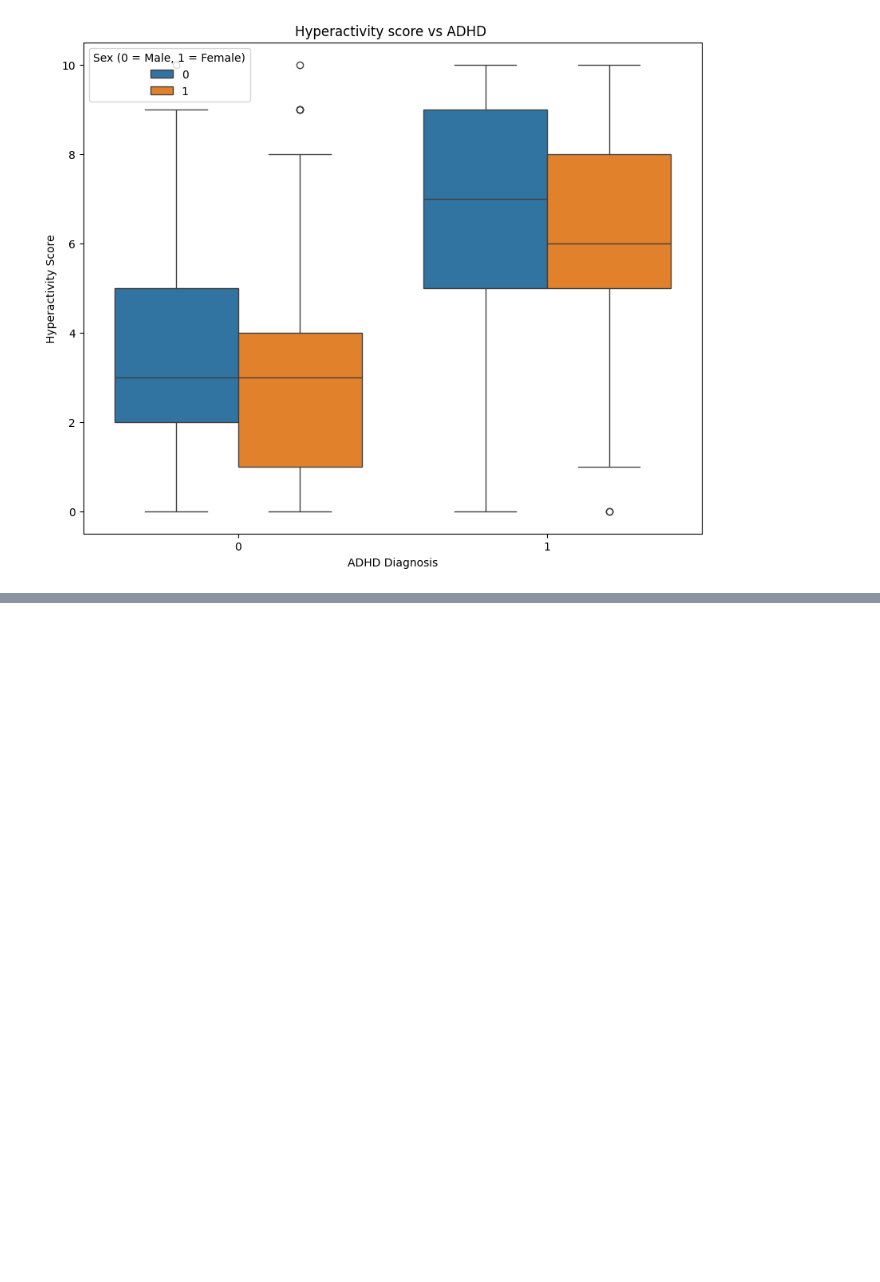
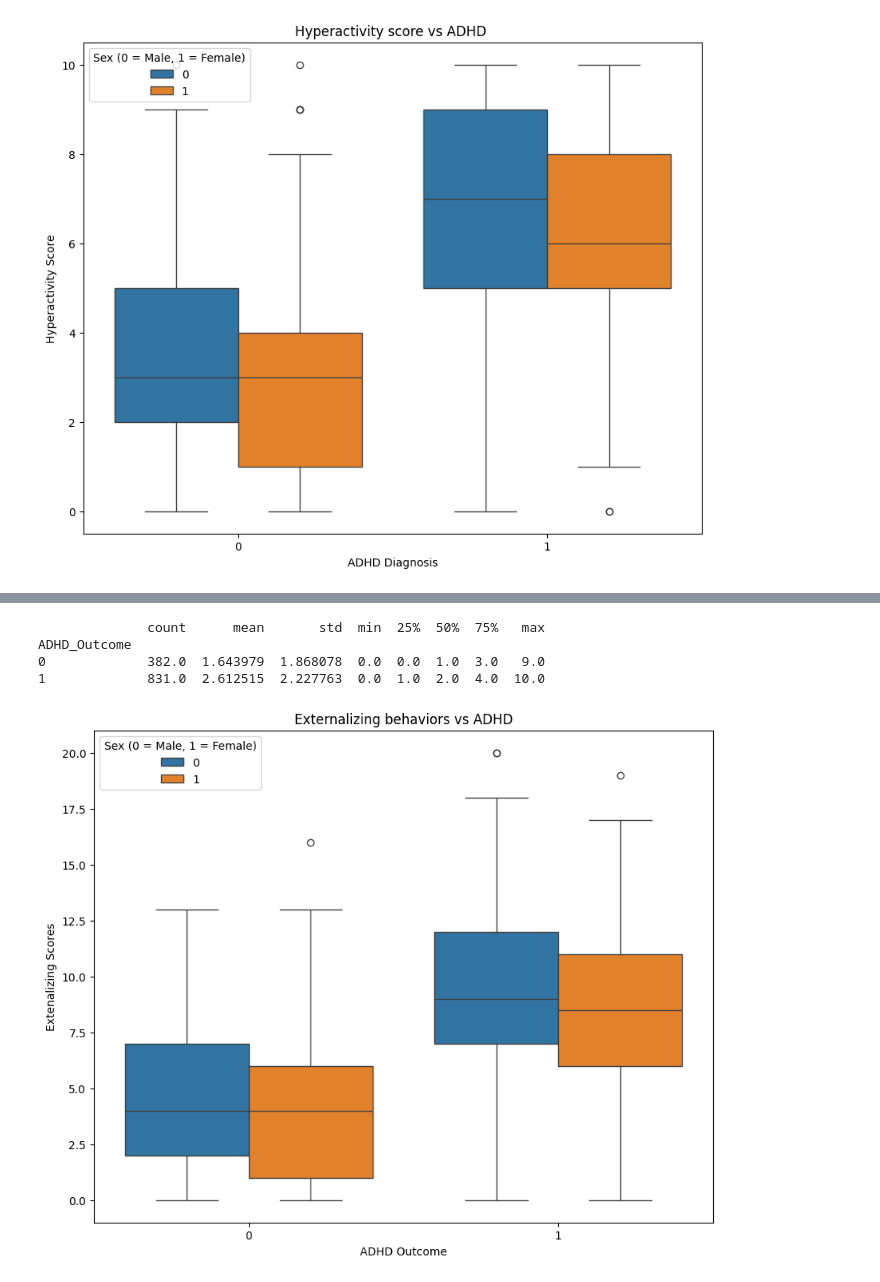
Before and after one commit to Folasewa/Health-Tech-DS-Projects, a Jupyter notebook: ADHD-Kaggle/adhd.ipynb, the cells around one changed output, grey strips where cells are left out. Saved outputs shown, nothing was run; the diff lists cells and outputs as text; code cells hidden in the pictures; blank space fills up the shorter version.

```diff
--- a/ADHD-Kaggle/adhd.ipynb
+++ b/ADHD-Kaggle/adhd.ipynb
@@ -242,0 +251,17 @@ plt.figure
+# %%
+print(train_data.groupby("ADHD_Outcome")["SDQ_SDQ_Emotional_Problems"].describe()) #is the mean emotional problem score higher in ADHD
+# %% [output]
+              count      mean       std  min  25%  50%  75%   max
+ADHD_Outcome
+0             382.0  1.643979  1.868078  0.0  0.0  1.0  3.0   9.0
+1             831.0  2.612515  2.227763  0.0  1.0  2.0  4.0  10.0
+# %%
+plt.figure(figsize = (10,8))
+sns.boxplot(data=train_data, x = 'ADHD_Outcome', y = 'SDQ_SDQ_Externalizing', hue='Sex_F')
+plt.title("Externalizing behaviors vs ADHD")
+plt.xlabel("ADHD Outcome")
+plt.ylabel("Extenalizing Scores")
+plt.legend(title = "Sex (0 = Male, 1 = Female)")
+plt.show()
+# %% [output]
+[figure, added]
```
Also changed, not shown: parts of 14 cells of this notebook, 1 other file.
